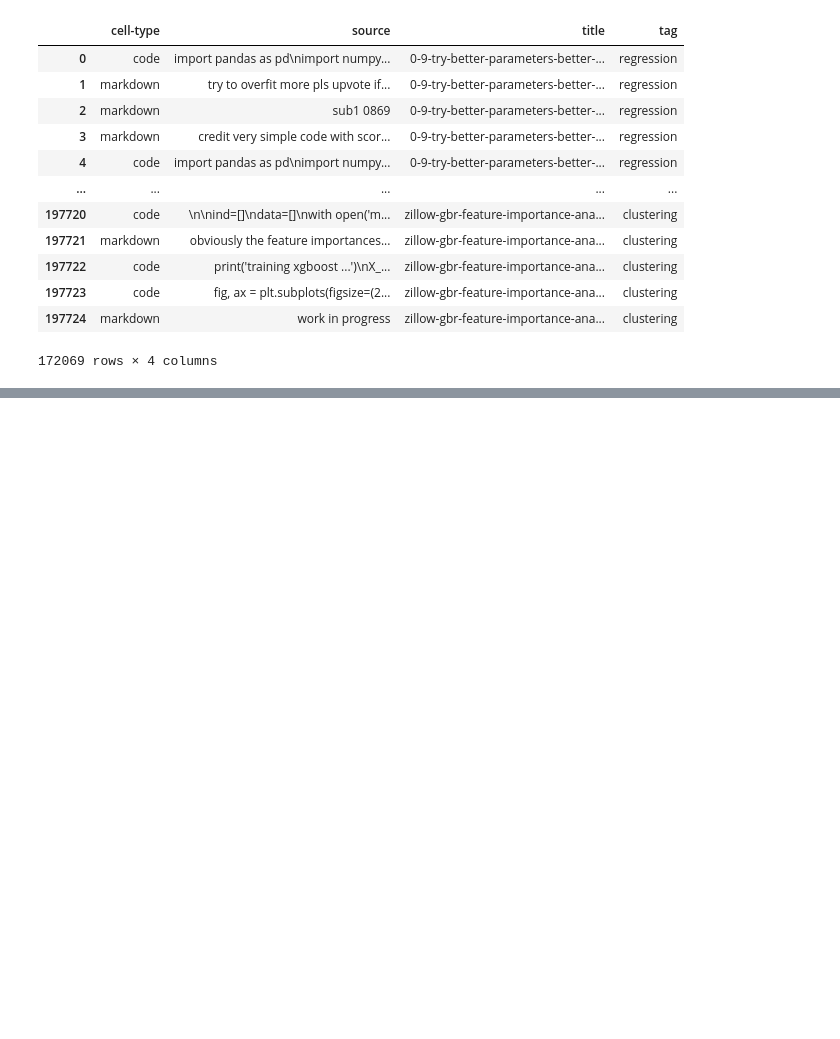
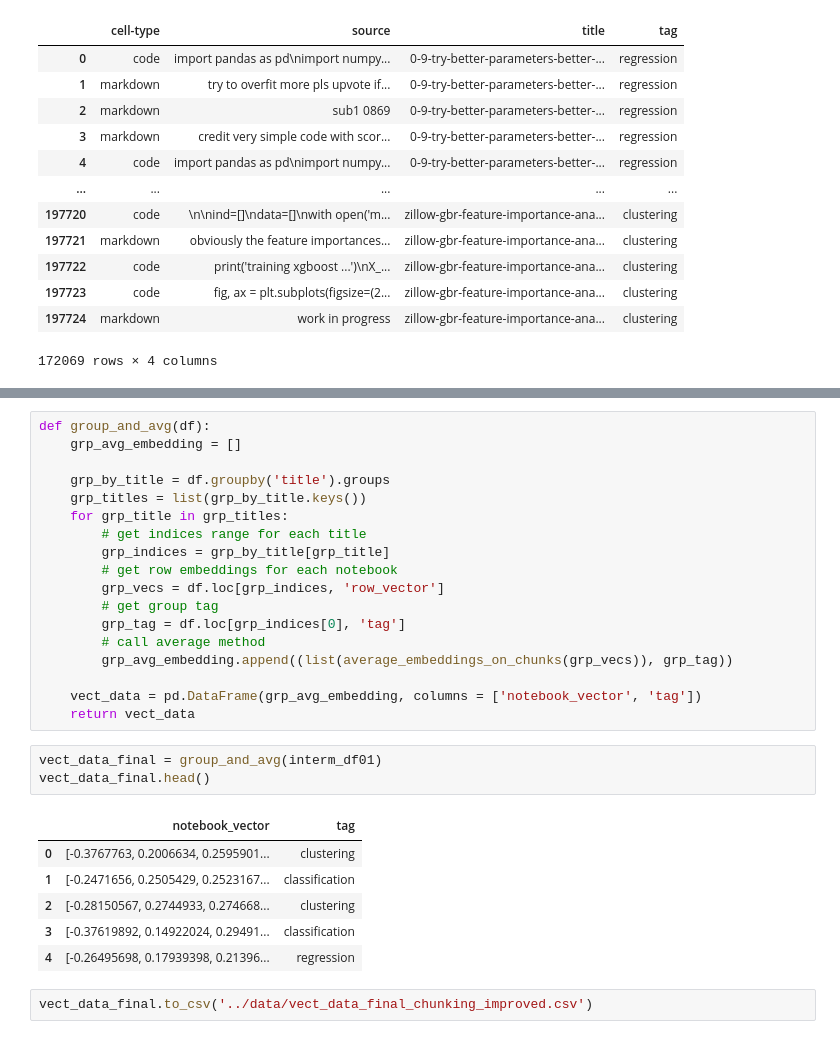
Before and after one commit to dikraMasrour/NotebookDocGen, a Jupyter notebook: Classification_Task/notebooks/09-Improving_results.ipynb, the cells around one changed output, grey strips where cells are left out. Drawn from its saved outputs; the diff is of its cells as text; blank space fills up the shorter version.

```diff
--- a/Classification_Task/notebooks/09-Improving_results.ipynb
+++ b/Classification_Task/notebooks/09-Improving_results.ipynb
@@ -517,0 +528,30 @@ interm_df01.to_csv("../data/embed_data.csv")
+# %%
+def group_and_avg(df):
+    grp_avg_embedding = []
+
+    grp_by_title = df.groupby('title').groups
+    grp_titles = list(grp_by_title.keys())
+    for grp_title in grp_titles:
+        # get indices range for each title
+        grp_indices = grp_by_title[grp_title]
+        # get row embeddings for each notebook
+        grp_vecs = df.loc[grp_indices, 'row_vector']
+        # get group tag
+        grp_tag = df.loc[grp_indices[0], 'tag']
+        # call average method
+        grp_avg_embedding.append((list(average_embeddings_on_chunks(grp_vecs)), grp_tag))
+
+    vect_data = pd.DataFrame(grp_avg_embedding, columns = ['notebook_vector', 'tag'])
+    return vect_data
+# %%
+vect_data_final = group_and_avg(interm_df01)
+vect_data_final.head()
+# %% [output]
+|  | notebook_vector | tag |
+| 0 | [-0.3767763, 0.2006634, 0.2595901... | clustering |
+| 1 | [-0.2471656, 0.2505429, 0.2523167... | classification |
+| 2 | [-0.28150567, 0.2744933, 0.274668... | clustering |
+| 3 | [-0.37619892, 0.14922024, 0.29491... | classification |
+| 4 | [-0.26495698, 0.17939398, 0.21396... | regression |
+# %%
+vect_data_final.to_csv('../data/vect_data_final_chunking_improved.csv')
```
Also changed, not shown: parts of 30 cells of this notebook, 3 other files.
